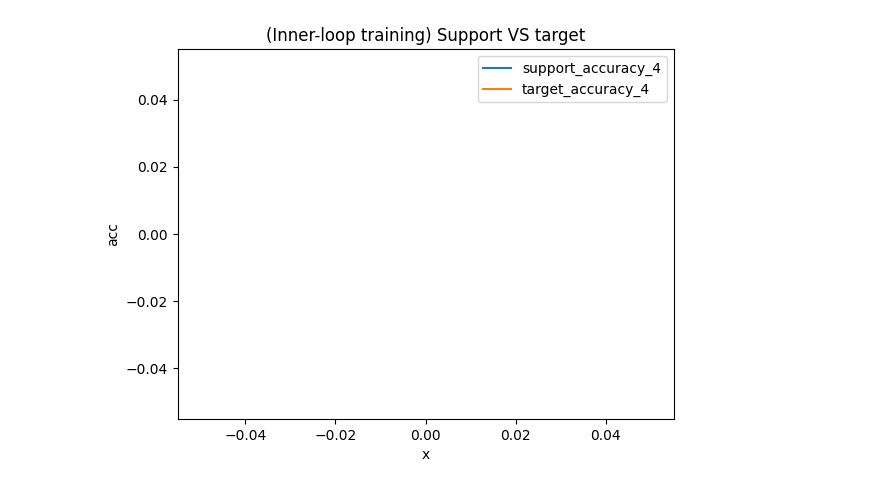
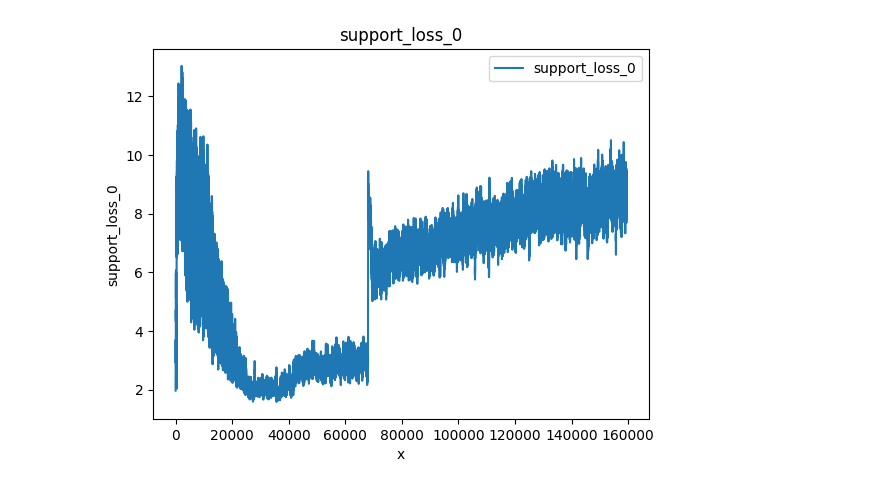
Before and after one commit to taehyeonhan-hatae/MAML, a Jupyter notebook: comprehensive_losses/Analysis.ipynb, the cells around one changed output. Cells and saved outputs as stored; diff of their text form; code cells hidden in the pictures.

```diff
--- a/comprehensive_losses/Analysis.ipynb
+++ b/comprehensive_losses/Analysis.ipynb
@@ -5,8 +5,9 @@
 import matplotlib.pyplot as plt
 import pandas as pd
 # %%
-df_comprehensive_loss = pd.read_csv('alfa+maml_comprehensive_losses.csv')
+df_comprehensive_loss = pd.read_csv('maml_comprehensive_losses.csv')
 df_comprehensive_loss_train = df_comprehensive_loss[df_comprehensive_loss['phase'] == 'train']
+df_comprehensive_loss_val = df_comprehensive_loss[df_comprehensive_loss['phase'] == 'val']
 # %%
 df_comprehensive_loss_train
 # %% [output]
@@ -26,10 +43,10 @@ df_comprehensive_loss_train
 # %%
-df_comprehensive_loss_train[['support_accuracy_4', 'target_accuracy_4']].plot(
+df_comprehensive_loss_train[['support_loss_0']].plot(
     xlabel='x',
-    ylabel='acc',
-    title='(Inner-loop training) Support VS target'
+    ylabel='support_loss_0',
+    title='support_loss_0'
 )
 
 plt.show()
 # %% [output]
-[figure, old version]
+[figure, new version]
```
Also changed, not shown: parts of 7 cells of this notebook, 7 other files.
